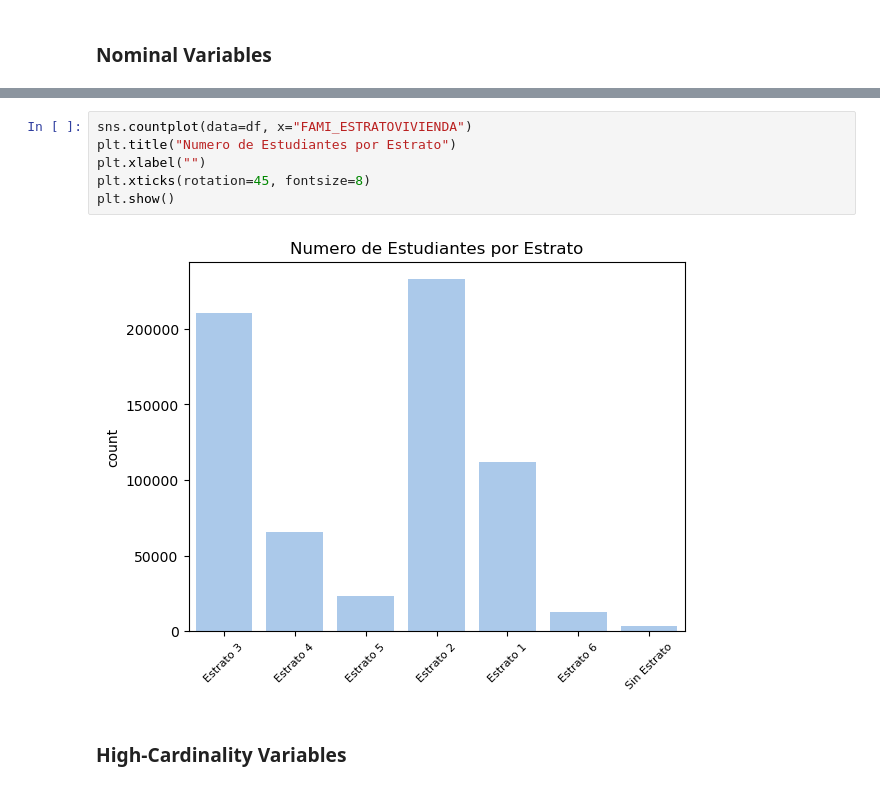
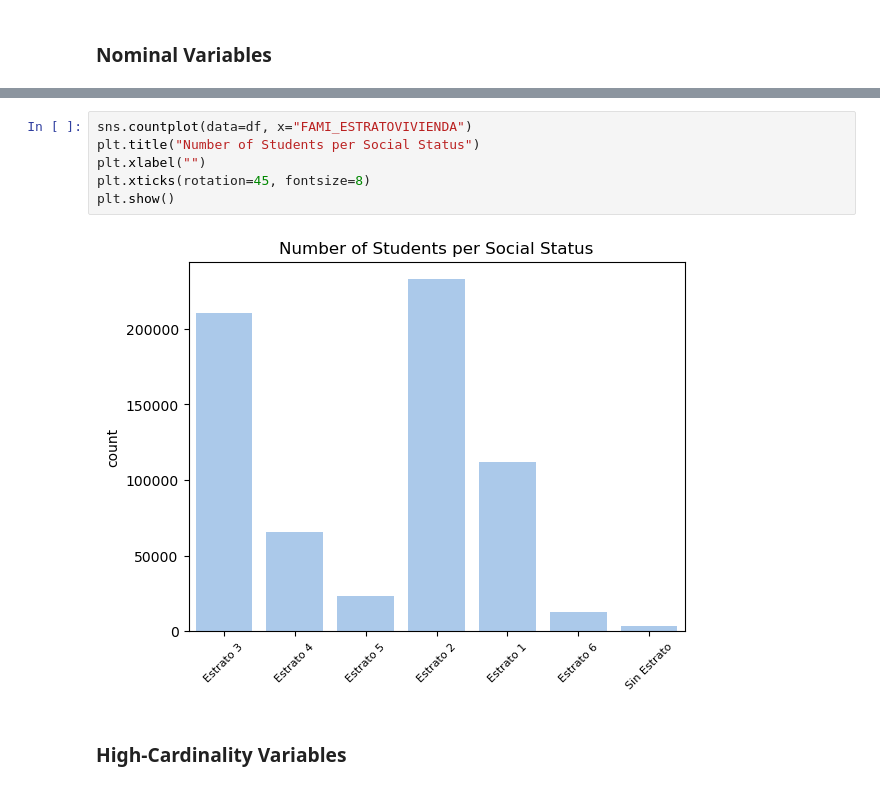
Before and after one commit to itsandregil/saber-pro-prediction, a Jupyter notebook: 01-exploration.ipynb, the cells around one changed output, grey strips where cells are left out. Saved outputs shown, nothing was run; the diff lists cells and outputs as text.

```diff
--- a/01-exploration.ipynb
+++ b/01-exploration.ipynb
@@ -193,11 +195,11 @@ plt.show()
 # %%
 sns.countplot(data=df, x="FAMI_ESTRATOVIVIENDA")
-plt.title("Numero de Estudiantes por Estrato")
+plt.title("Number of Students per Social Status")
 plt.xlabel("")
 plt.xticks(rotation=45, fontsize=8)
 plt.show()
 # %% [output]
-[figure, old version]
+[figure, new version]
 # %% [markdown]
 ### High-Cardinality Variables
 # %%
```
Also changed, not shown: parts of 10 cells of this notebook, 2 other files.
